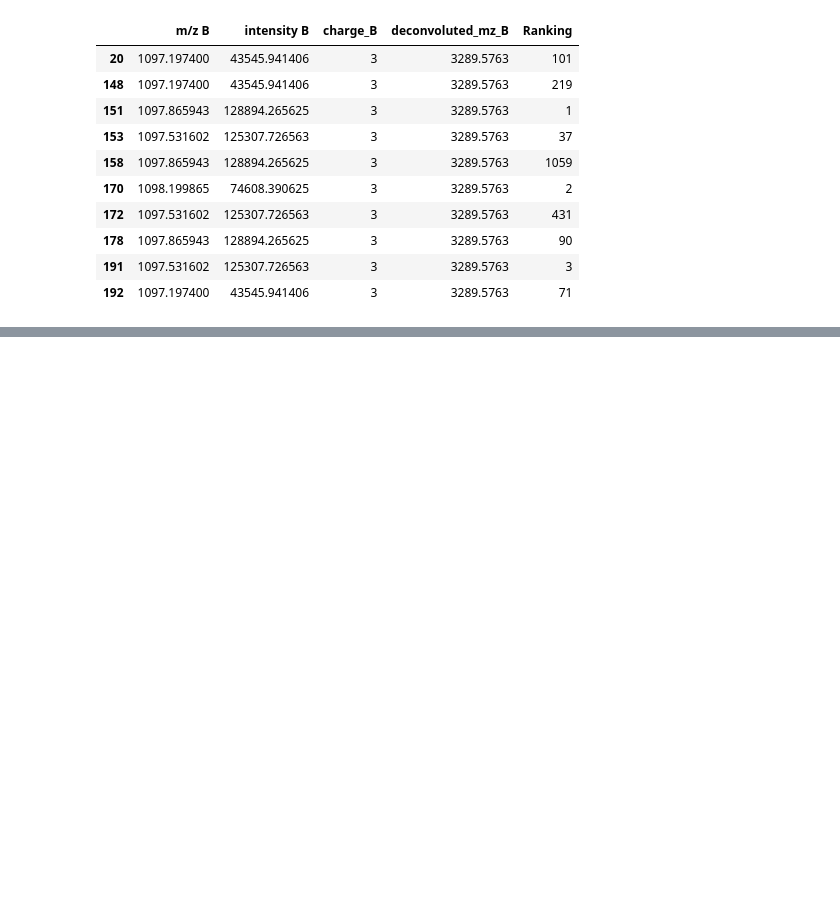
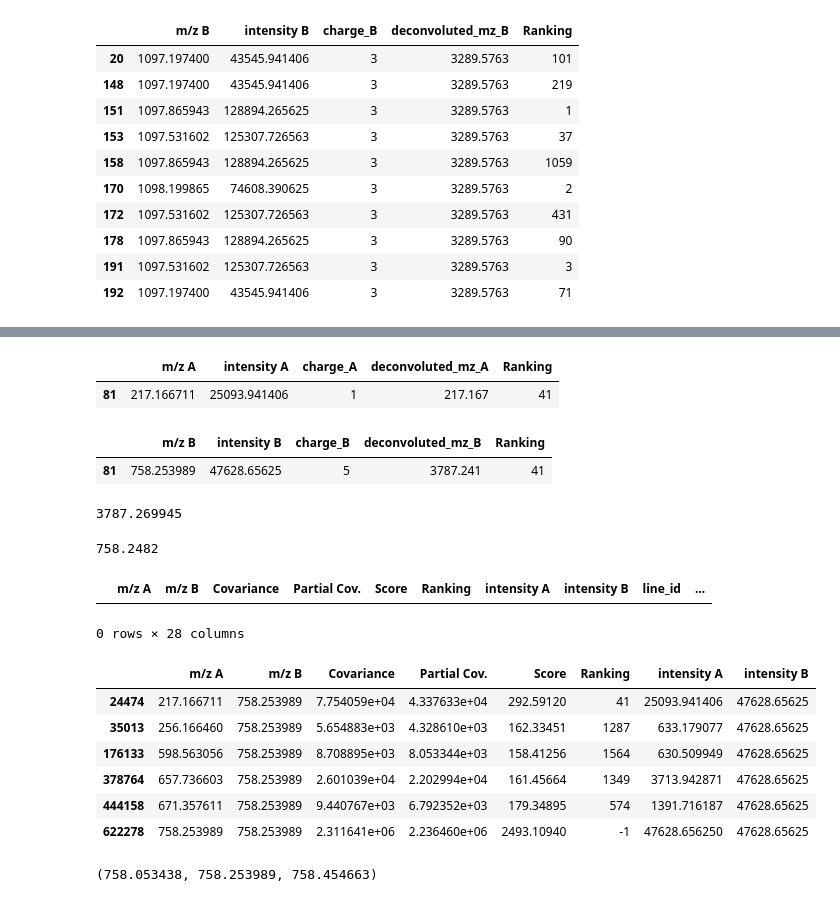
Before and after one commit to Kevinxsn/2D_spec_dict, a Jupyter notebook: pepline/pepline_test.ipynb, the cells around one changed output, grey strips where cells are left out. Saved outputs shown, nothing was run; the diff lists cells and outputs as text; code cells hidden in the pictures; blank space fills up the shorter version.

```diff
--- a/pepline/pepline_test.ipynb
+++ b/pepline/pepline_test.ipynb
@@ -210,0 +224,38 @@ df[(df['envelope_id_B'] == 51)][['m/z B', 'intensity B', 'charge_B', 'deconvolut
+# %%
+df[(df['envelope_id_A'] == 0)][['m/z A', 'intensity A', 'charge_A', 'deconvoluted_mz_A', 'Ranking']]
+# %% [output]
+|  | m/z A | intensity A | charge_A | deconvoluted_mz_A | Ranking |
+| 81 | 217.166711 | 25093.941406 | 1 | 217.167 | 41 |
+# %%
+df[(df['envelope_id_B'] == 42)][['m/z B', 'intensity B', 'charge_B', 'deconvoluted_mz_B', 'Ranking']]
+# %% [output]
+|  | m/z B | intensity B | charge_B | deconvoluted_mz_B | Ranking |
+| 81 | 758.253989 | 47628.65625 | 5 | 3787.241 | 41 |
+# %%
+758.253989 * 5 - 5 + 1
+# %% [output]
+3787.269945
+# %%
+3786.241 / 5 + 1
+# %% [output]
+758.2482
+# %%
+df[(df['charge_A'] == 5)]
+# %% [output]
+|  | m/z A | m/z B | Covariance | Partial Cov. | Score | Ranking | intensity A | intensity B | line_id | ... |
+0 rows × 28 columns
+# %%
+test = pd.read_csv('/Users/kevinmbp/Desktop/2D_spec_dict/data/long_peptide/KWK6+NCE20_with_intensity', sep='\t')
+test[test['m/z B']== 758.253989][test['Ranking'] < 2000]
+# %% [output]
+|  | m/z A | m/z B | Covariance | Partial Cov. | Score | Ranking | intensity A | intensity B |
+| 24474 | 217.166711 | 758.253989 | 7.754059e+04 | 4.337633e+04 | 292.59120 | 41 | 25093.941406 | 47628.65625 |
+| 35013 | 256.166460 | 758.253989 | 5.654883e+03 | 4.328610e+03 | 162.33451 | 1287 | 633.179077 | 47628.65625 |
+| 176133 | 598.563056 | 758.253989 | 8.708895e+03 | 8.053344e+03 | 158.41256 | 1564 | 630.509949 | 47628.65625 |
+| 378764 | 657.736603 | 758.253989 | 2.601039e+04 | 2.202994e+04 | 161.45664 | 1349 | 3713.942871 | 47628.65625 |
+| 444158 | 671.357611 | 758.253989 | 9.440767e+03 | 6.792352e+03 | 179.34895 | 574 | 1391.716187 | 47628.65625 |
+| 622278 | 758.253989 | 758.253989 | 2.311641e+06 | 2.236460e+06 | 2493.10940 | -1 | 47628.656250 | 47628.65625 |
+# %%
+758.05343800, 758.253989, 758.45466300
+# %% [output]
+(758.053438, 758.253989, 758.454663)
```
Also changed, not shown: parts of 23 cells of this notebook, 15 other files.
